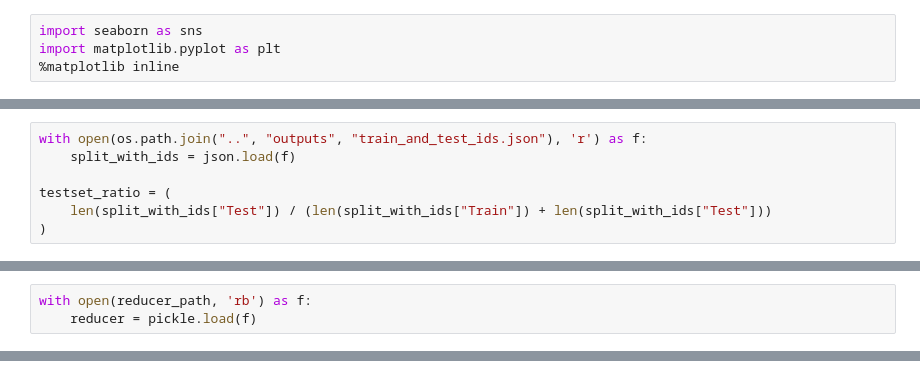
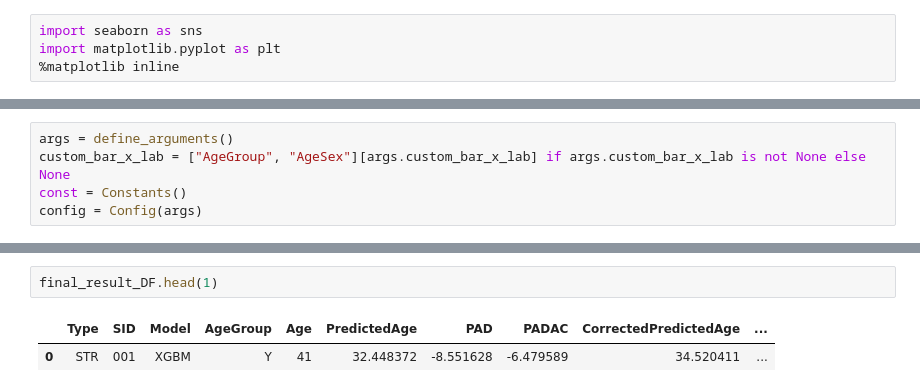
Before and after one commit to Pin-Wei/Quanta-project, a Jupyter notebook: tmp/check_and_test.ipynb, the cells around one changed output, grey strips where cells are left out. Saved outputs shown, nothing was run; the diff lists cells and outputs as text.

```diff
--- a/tmp/check_and_test.ipynb
+++ b/tmp/check_and_test.ipynb
@@ -412,7 +15,0 @@ for sub_DF in sub_DF_list:
-# %%
-with open(os.path.join("..", "outputs", "train_and_test_ids.json"), 'r') as f:
-    split_with_ids = json.load(f)
-
-testset_ratio = (
-    len(split_with_ids["Test"]) / (len(split_with_ids["Train"]) + len(split_with_ids["Test"]))
-)
@@ -445,3 +15,0 @@ reducer_path = os.path.join(out_dir, "reducer_{}_{}.pkl".format(group_name, ori_
-# %%
-with open(reducer_path, 'rb') as f:
-    reducer = pickle.load(f)
@@ -532,0 +104,5 @@ def create_annot_mat(cormat, p_stacked, fdr):
+# %%
+args = define_arguments()
+custom_bar_x_lab = ["AgeGroup", "AgeSex"][args.custom_bar_x_lab] if args.custom_bar_x_lab is not None else None
+const = Constants()
+config = Config(args)
@@ -532,0 +302,5 @@ def create_annot_mat(cormat, p_stacked, fdr):
+# %%
+final_result_DF.head(1)
+# %% [output]
+|  | Type | SID | Model | AgeGroup | Age | PredictedAge | PAD | PADAC | CorrectedPredictedAge | ... |
+| 0 | STR | 001 | XGBM | Y | 41 | 32.448372 | -8.551628 | -6.479589 | 34.520411 | ... |
```
Also changed, not shown: parts of 109 cells of this notebook, 5 other files.
